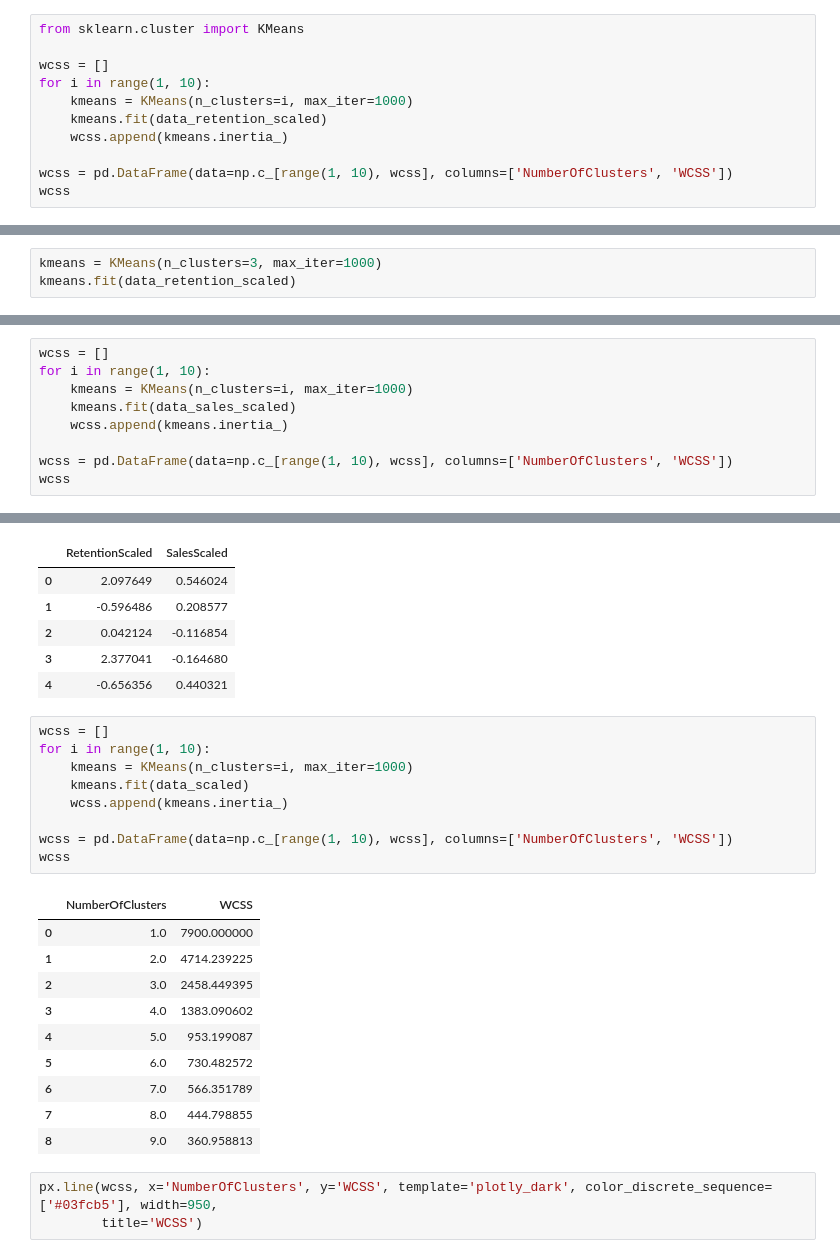
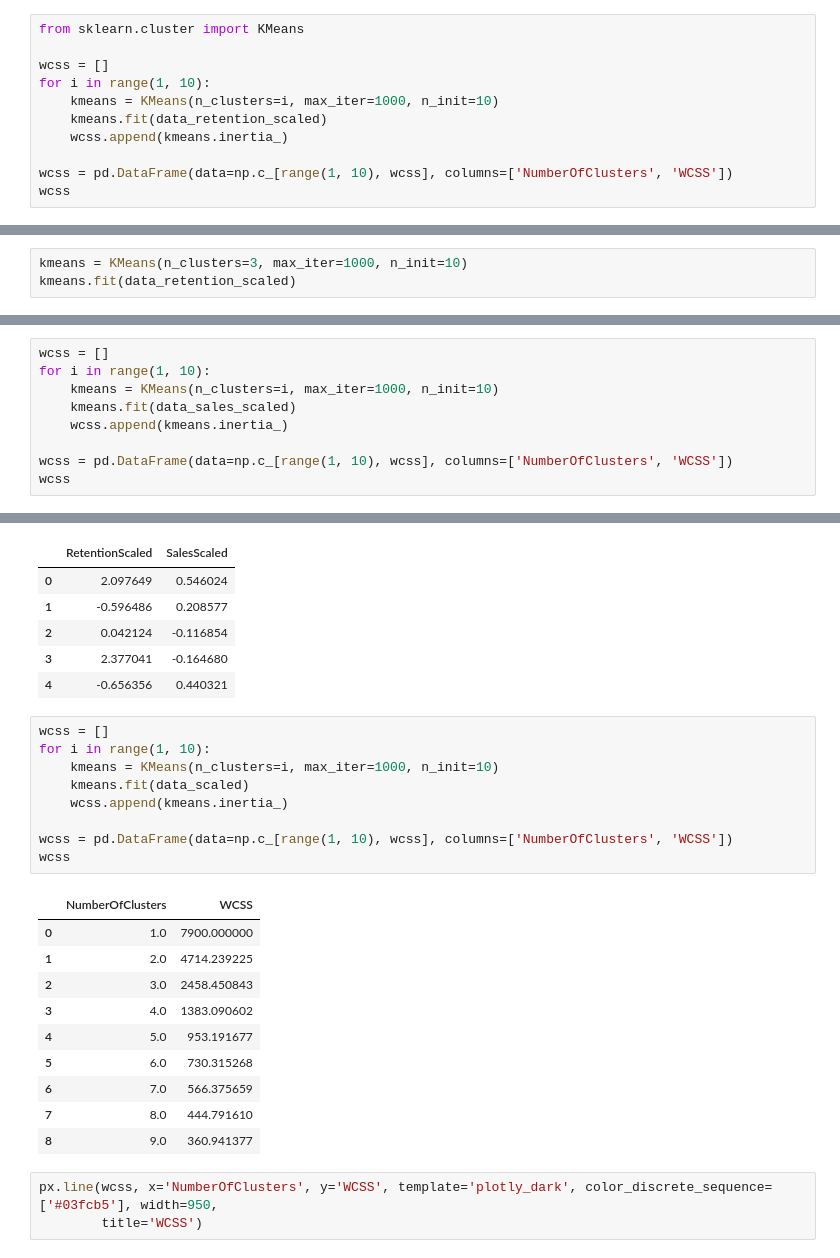
Before and after one commit to ppojawa/machine-learning-bootcamp, a Jupyter notebook: unsupervised/05_case_studies/01_customer_segmentation.ipynb, the cells around one changed output, grey strips where cells are left out. Drawn from its saved outputs; the diff is of its cells as text.

```diff
--- a/unsupervised/05_case_studies/01_customer_segmentation.ipynb
+++ b/unsupervised/05_case_studies/01_customer_segmentation.ipynb
@@ -357,7 +359,7 @@ from sklearn.cluster import KMeans
 
 wcss = []
 for i in range(1, 10):
-    kmeans = KMeans(n_clusters=i, max_iter=1000)
+    kmeans = KMeans(n_clusters=i, max_iter=1000, n_init=10)
     kmeans.fit(data_retention_scaled)
     wcss.append(kmeans.inertia_)
 
@@ -380,6 +382,6 @@ px.line(wcss, x='NumberOfClusters', y='WCSS', template='plotly_dark', title='WCS
 # %% [output]
 [interactive output not drawn]
 # %%
-kmeans = KMeans(n_clusters=3, max_iter=1000)
+kmeans = KMeans(n_clusters=3, max_iter=1000, n_init=10)
 kmeans.fit(data_retention_scaled)
 # %% [output]
@@ -504,7 +504,7 @@ data_sales_scaled.head()
 # %%
 wcss = []
 for i in range(1, 10):
-    kmeans = KMeans(n_clusters=i, max_iter=1000)
+    kmeans = KMeans(n_clusters=i, max_iter=1000, n_init=10)
     kmeans.fit(data_sales_scaled)
     wcss.append(kmeans.inertia_)
 
@@ -605,23 +604,23 @@ data_scaled.head()
 # %%
 wcss = []
 for i in range(1, 10):
-    kmeans = KMeans(n_clusters=i, max_iter=1000)
+    kmeans = KMeans(n_clusters=i, max_iter=1000, n_init=10)
     kmeans.fit(data_scaled)
     wcss.append(kmeans.inertia_)
 
 wcss = pd.DataFrame(data=np.c_[range(1, 10), wcss], columns=['NumberOfClusters', 'WCSS'])
 wcss
 # %% [output]
 |  | NumberOfClusters | WCSS |
 | 0 | 1.0 | 7900.000000 |
 | 1 | 2.0 | 4714.239225 |
-| 2 | 3.0 | 2458.449395 |
+| 2 | 3.0 | 2458.450843 |
 | 3 | 4.0 | 1383.090602 |
-| 4 | 5.0 | 953.199087 |
-| 5 | 6.0 | 730.482572 |
-| 6 | 7.0 | 566.351789 |
-| 7 | 8.0 | 444.798855 |
-| 8 | 9.0 | 360.958813 |
+| 4 | 5.0 | 953.191677 |
+| 5 | 6.0 | 730.315268 |
+| 6 | 7.0 | 566.375659 |
+| 7 | 8.0 | 444.791610 |
+| 8 | 9.0 | 360.941377 |
 # %%
 px.line(wcss, x='NumberOfClusters', y='WCSS', template='plotly_dark', color_discrete_sequence=['#03fcb5'], width=950,
         title='WCSS')
```
Also changed, not shown: parts of 13 cells of this notebook.
